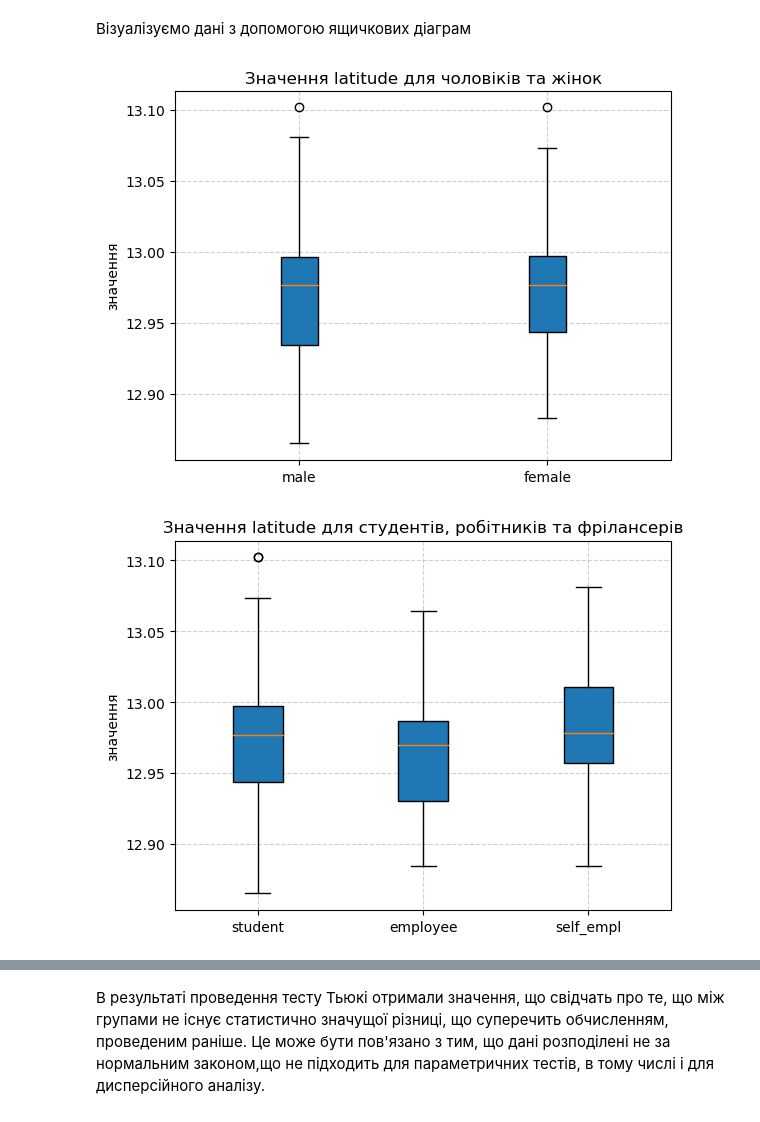
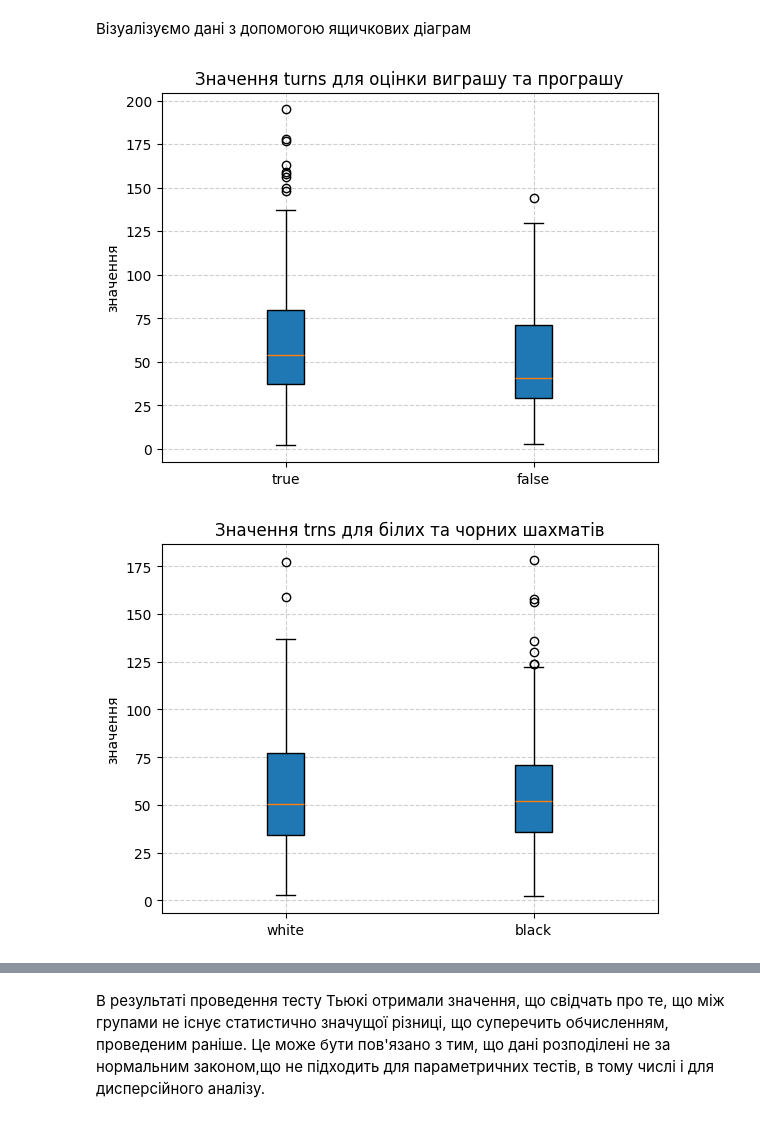
Before and after one commit to MafanNam/python_deepdive, a Jupyter notebook: tasks/Analytics/LB_6/LB_6.ipynb, the cells around one changed output, grey strips where cells are left out. Cells and saved outputs as stored; diff of their text form; code cells hidden in the pictures.

```diff
--- a/tasks/Analytics/LB_6/LB_6.ipynb
+++ b/tasks/Analytics/LB_6/LB_6.ipynb
@@ -36,17 +36,14 @@ print(df)
 # %%
-male = df.dropna(subset=['latitude']).loc[df['Gender'] == 'Male', 'latitude']
-female = df.dropna(subset=['latitude']).loc[df['Gender'] == 'Female', 'latitude']
+true = df.dropna(subset=['turns']).loc[df['rated'] == True, 'turns']
+false = df.dropna(subset=['turns']).loc[df['rated'] == False, 'turns']
 
-student = df.dropna(subset=['latitude']).loc[df['Occupation'] == 'Student', 'latitude']
-employee = df.dropna(subset=['latitude']).loc[df['Occupation'] == 'Employee', 'latitude']
-self_empl = df.dropna(subset=['latitude']).loc[df['Occupation'] == 'Self Employeed', 'latitude']
+white = df.dropna(subset=['turns']).loc[df['winner'] == 'white', 'turns']
+black = df.dropna(subset=['turns']).loc[df['winner'] == 'black', 'turns']
 
-male_student = df.loc[(df['Occupation'] == 'Student') & (df['Gender'] == 'Male'), 'latitude']
-male_employee = df.loc[(df['Occupation'] == 'Employee') & (df['Gender'] == 'Male'), 'latitude']
-male_self_empl = df.loc[(df['Occupation'] == 'Self Employeed') & (df['Gender'] == 'Male'), 'latitude']
-female_student = df.loc[(df['Occupation'] == 'Student') & (df['Gender'] == 'Female'), 'latitude']
-female_employee = df.loc[(df['Occupation'] == 'Employee') & (df['Gender'] == 'Female'), 'latitude']
-female_self_empl = df.loc[(df['Occupation'] == 'Self Employeed') & (df['Gender'] == 'Female'), 'latitude']
+true_white = df.loc[(df['winner'] == 'white') & (df['rated'] == True), 'turns']
+true_black = df.loc[(df['winner'] == 'black') & (df['rated'] == False), 'turns']
+false_white = df.loc[(df['winner'] == 'white') & (df['rated'] == True), 'turns']
+false_black = df.loc[(df['winner'] == 'black') & (df['rated'] == False), 'turns']
 # %% [markdown]
 Перевіримо розподіли на нормальність. Використаємо тест Шапіро-Вілка. Сформулюємо гіпотези
 
@@ -218,25 +177,25 @@ female_self_empl
 # %% [markdown]
 Візуалізуємо дані з допомогою ящичкових діаграм
 # %%
-data_1 = [male, female]
+data_1 = [true, false]
 fig, ax = plt.subplots()
-ax.boxplot(data_1, patch_artist=True, labels=['male', 'female'])
+ax.boxplot(data_1, patch_artist=True, labels=['true', 'false'])
 
-ax.set_title('Значення latitude для чоловіків та жінок')
+ax.set_title('Значення turns для оцінки виграшу та програшу')
 ax.set_ylabel('значення')
 plt.grid(True, linestyle='--', alpha=0.6)
 plt.show()
 # %% [output]
-[figure, old version]
+[figure, new version]
 # %%
-data_2 = [student, employee, self_empl]
+data_2 = [white, black]
 fig, ax = plt.subplots()
-ax.boxplot(data_2, patch_artist=True, labels=['student', 'employee', 'self_empl'])
+ax.boxplot(data_2, patch_artist=True, labels=['white', 'black'])
 
-ax.set_title('Значення latitude для студентів, робітників та фрілансерів')
+ax.set_title('Значення trns для білих та чорних шахматів')
 ax.set_ylabel('значення')
 plt.grid(True, linestyle='--', alpha=0.6)
 plt.show()
 # %% [output]
-[figure, old version]
+[figure, new version]
 # %%
```
Also changed, not shown: parts of 38 cells of this notebook.
